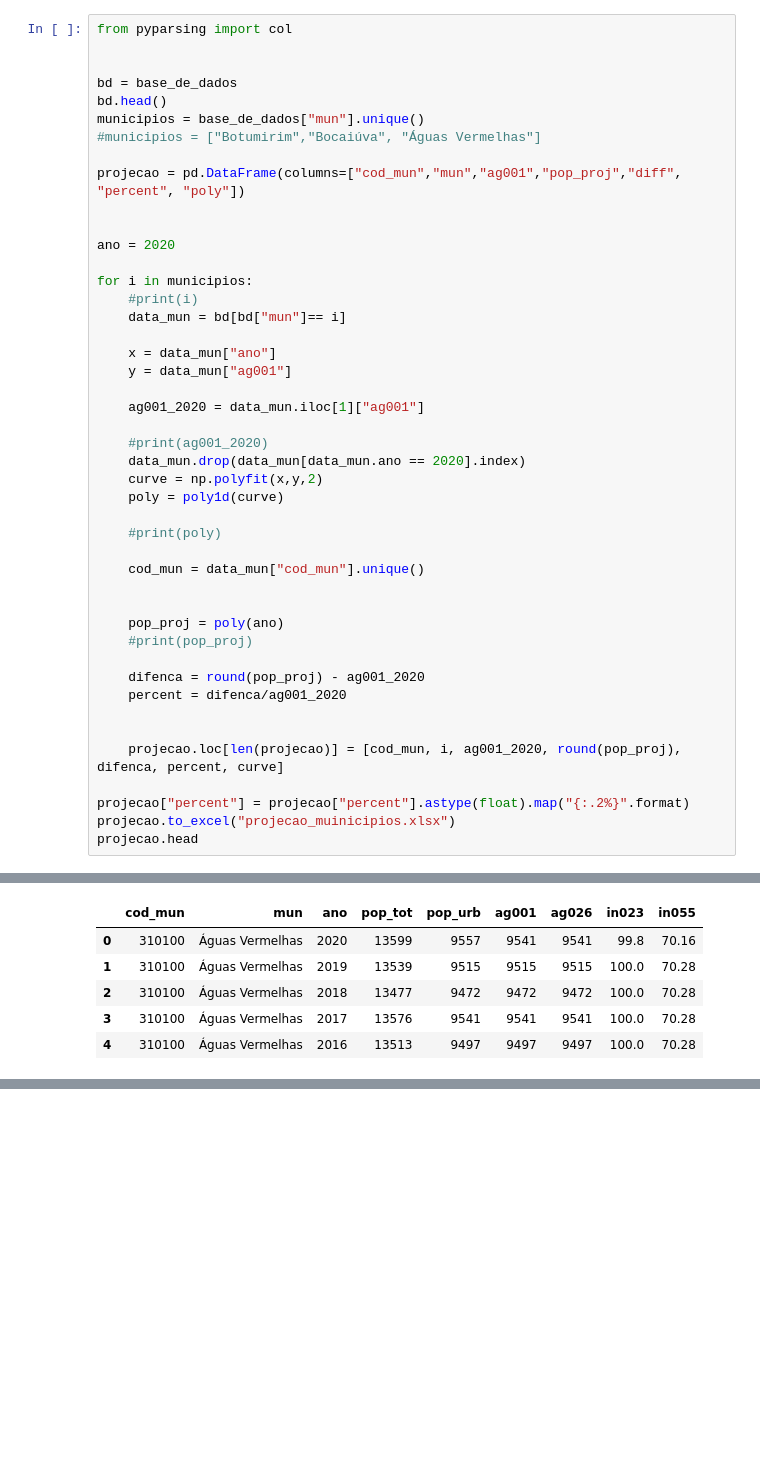
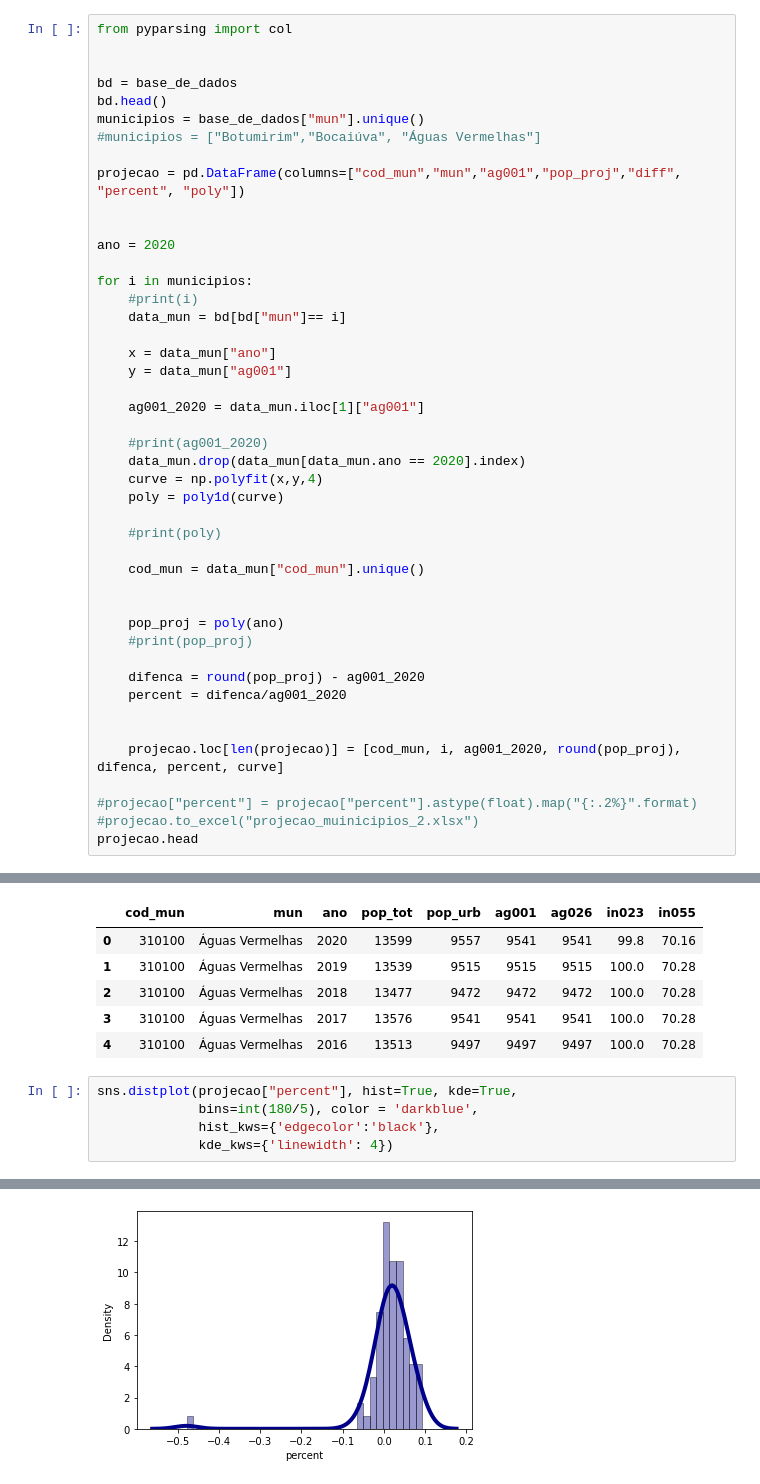
Before and after one commit to dev-torugo/analise_preditiva, a Jupyter notebook: Código/test.ipynb, the cells around one changed output, grey strips where cells are left out. Cells and saved outputs as stored; diff of their text form; blank space fills up the shorter version.

```diff
--- a/Código/test.ipynb
+++ b/Código/test.ipynb
@@ -87,7 +87,7 @@ for i in municipios:
 
     #print(ag001_2020)
     data_mun.drop(data_mun[data_mun.ano == 2020].index)
-    curve = np.polyfit(x,y,2)
+    curve = np.polyfit(x,y,4)
     poly = poly1d(curve)
 
     #print(poly)
@@ -104,7 +104,7 @@ for i in municipios:
 
     projecao.loc[len(projecao)] = [cod_mun, i, ag001_2020, round(pop_proj), difenca, percent, curve]
 
-projecao["percent"] = projecao["percent"].astype(float).map("{:.2%}".format)
-projecao.to_excel("projecao_muinicipios.xlsx")
+#projecao["percent"] = projecao["percent"].astype(float).map("{:.2%}".format)
+#projecao.to_excel("projecao_muinicipios_2.xlsx")
 projecao.head
 # %% [output]
@@ -134,3 +134,9 @@ bd.head()
 | 2 | 310100 | Águas Vermelhas | 2018 | 13477 | 9472 | 9472 | 9472 | 100.0 | 70.28 |
 | 3 | 310100 | Águas Vermelhas | 2017 | 13576 | 9541 | 9541 | 9541 | 100.0 | 70.28 |
 | 4 | 310100 | Águas Vermelhas | 2016 | 13513 | 9497 | 9497 | 9497 | 100.0 | 70.28 |
+# %%
+sns.distplot(projecao["percent"], hist=True, kde=True,
+             bins=int(180/5), color = 'darkblue',
+             hist_kws={'edgecolor':'black'},
+             kde_kws={'linewidth': 4})
+# %% [output]
@@ -136,0 +144 @@ bd.head()
+[figure, added]
```
Also changed, not shown: parts of 5 cells of this notebook, 7 other files.
